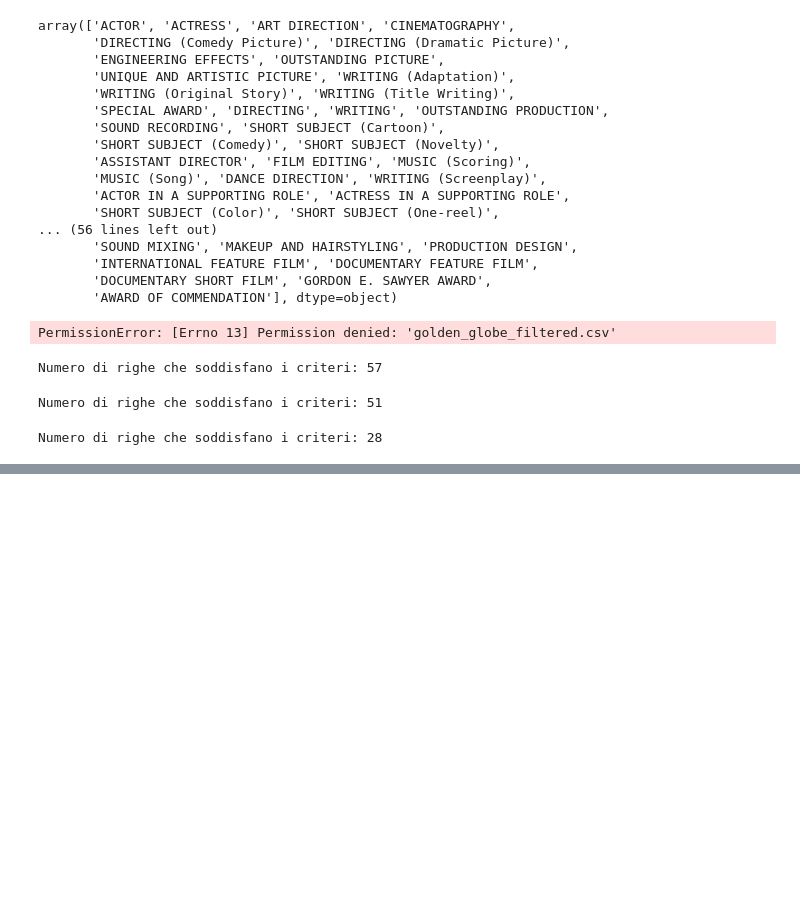
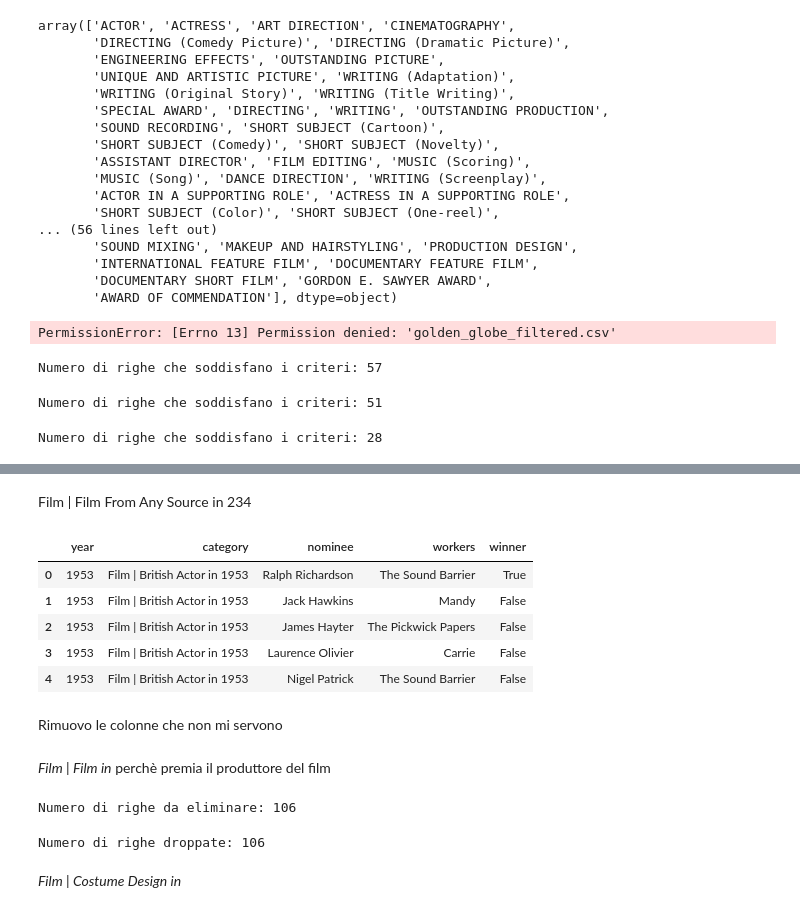
Before and after one commit to AndreaRuggieri/DMML, a Jupyter notebook: dataset/handlingOscar.ipynb, the cells around one changed output, grey strips where cells are left out. Cells and saved outputs as stored; diff of their text form; code cells hidden in the pictures; blank space fills up the shorter version.

Commit message:
update code for BAFTA prizes in handlingOscar.ipynb

```diff
--- a/dataset/handlingOscar.ipynb
+++ b/dataset/handlingOscar.ipynb
@@ -1429,0 +1497,61 @@ Numero di righe che soddisfano i criteri: 28
+# %% [markdown]
+Film | Film From Any Source in 234
+# %%
+import pandas as pd
+
+# Carica il dataset
+df = pd.read_csv('bafta_films_cleaned.csv')
+
+# Rimuovi righe dove la colonna 'workers' è vuota
+df_cleaned = df.dropna(subset=['workers'])
+
+# Salva il dataset pulito in un nuovo file CSV
+df_cleaned.to_csv('bafta_films_cleaned.csv', index=False)
+
+df_cleaned.head()  # Mostra le prime righe del DataFrame pulito per conferma
+# %% [output]
+|  | year | category | nominee | workers | winner |
+| 0 | 1953 | Film | British Actor in 1953 | Ralph Richardson | The Sound Barrier | True |
+| 1 | 1953 | Film | British Actor in 1953 | Jack Hawkins | Mandy | False |
+| 2 | 1953 | Film | British Actor in 1953 | James Hayter | The Pickwick Papers | False |
+| 3 | 1953 | Film | British Actor in 1953 | Laurence Olivier | Carrie | False |
+| 4 | 1953 | Film | British Actor in 1953 | Nigel Patrick | The Sound Barrier | False |
+# %% [markdown]
+Rimuovo le colonne che non mi servono
+# %% [markdown]
+*Film | Film in* perchè premia il produttore del film
+# %%
+# Carica il dataset
+df = pd.read_csv('bafta_films_cleaned.csv')
+
+# Conta il numero di righe da eliminare
+righe_da_eliminare = df[df['category'].str.contains(r'Film \| Film in \d+', regex=True)]
+
+# Stampa il numero di righe da eliminare
+print("Numero di righe da eliminare:", len(righe_da_eliminare))
+# %% [output]
+Numero di righe da eliminare: 106
+# %%
+# Carica il dataset
+df = pd.read_csv('bafta_films_cleaned.csv')
+
+# Conta il numero di righe prima della rimozione
+righe_prima = len(df)
+
+# Droppa le righe che contengono 'Film' e 'Film in' seguiti da un numero nella colonna 'category'
+df = df[~df['category'].str.contains(r'Film \| Film in \d+', regex=True)]
+
+# Conta il numero di righe dopo la rimozione
+righe_dopo = len(df)
+
+# Calcola il numero di righe droppate
+righe_droppate = righe_prima - righe_dopo
+
+# Stampa il numero di righe droppate
+print("Numero di righe droppate:", righe_droppate)
+
+df.to_csv('bafta_films_cleaned.csv', index=False)
+# %% [output]
+Numero di righe droppate: 106
+# %% [markdown]
+*Film | Costume Design in*
```
Also changed, not shown: parts of 135 cells of this notebook, 1 other file.
